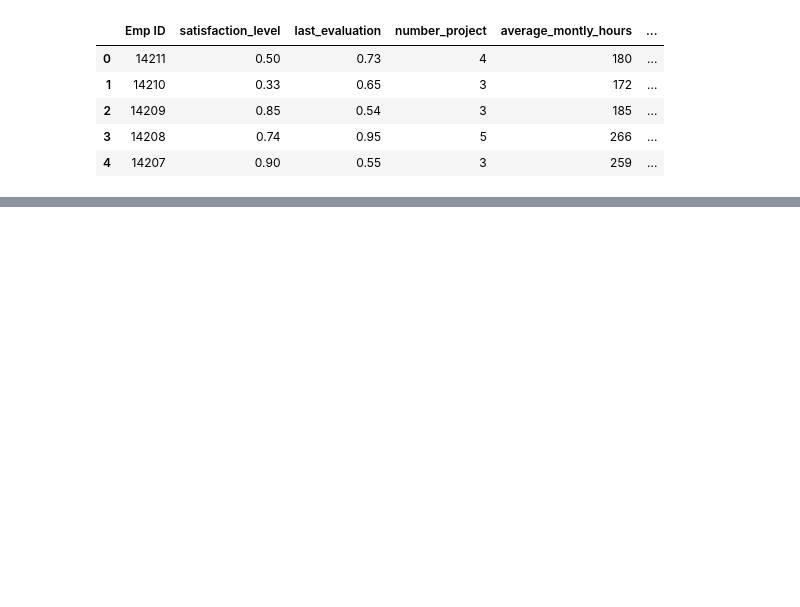
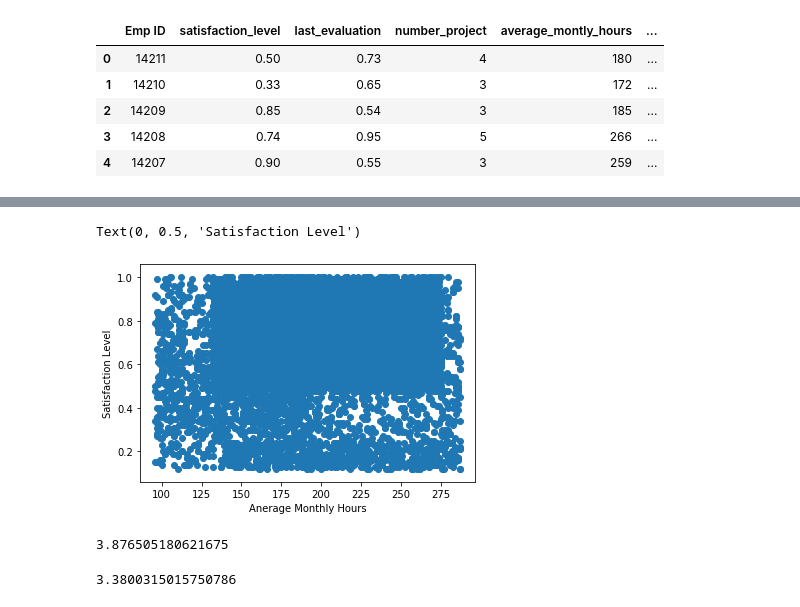
Before and after one commit to Jay952/Data-Science-Machine-Learning-Projects, a Jupyter notebook: Company_Data_Analysis/Company Data Analysis.ipynb, the cells around one changed output, grey strips where cells are left out. Saved outputs shown, nothing was run; the diff lists cells and outputs as text; code cells hidden in the pictures; blank space fills up the shorter version.

Commit message:
company data Analysis updated

```diff
--- a/Company_Data_Analysis/Company Data Analysis.ipynb
+++ b/Company_Data_Analysis/Company Data Analysis.ipynb
@@ -3,3 +4,3 @@ import pandas as pd
 # %%
-df  = pd.read_excel("Existing_Emplyees.xlsx")
+Existing_emp  = pd.read_excel("Existing_Emplyees.xlsx")
 # %%
@@ -13,0 +71,17 @@ df.head()
+# %%
+plt.scatter(Existing_emp["average_montly_hours"], Existing_emp["satisfaction_level"])
+plt.xlabel('Anerage Monthly Hours')
+plt.ylabel('Satisfaction Level')
+# %% [output]
+Text(0, 0.5, 'Satisfaction Level')
+[figure, added]
+# %%
+Avg_Time_spent_Emp_who_Left = Emp_who_left["time_spend_company"].mean()
+Avg_Time_spent_Emp_who_Left
+# %% [output]
+3.876505180621675
+# %%
+Avg_Time_spent_Existing_Emp = Existing_emp["time_spend_company"].mean()
+Avg_Time_spent_Existing_Emp
+# %% [output]
+3.3800315015750786
```
Also changed, not shown: parts of 16 cells of this notebook.
